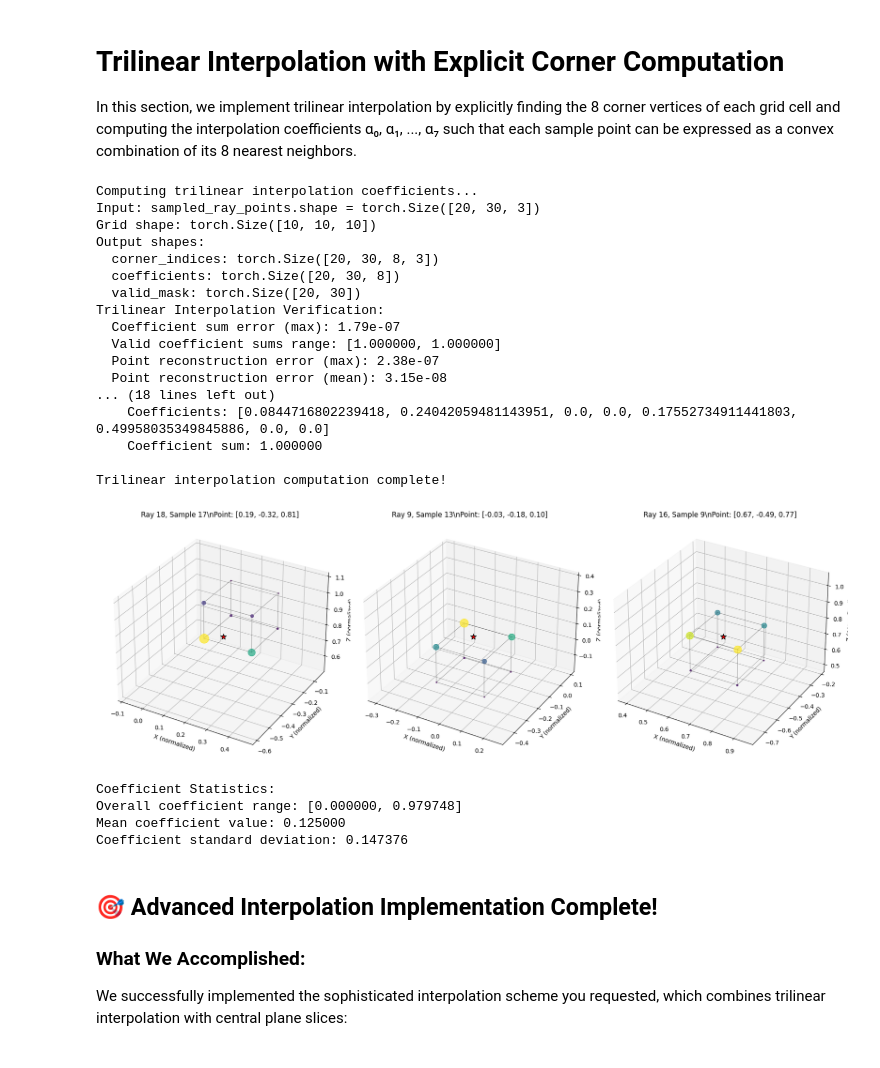
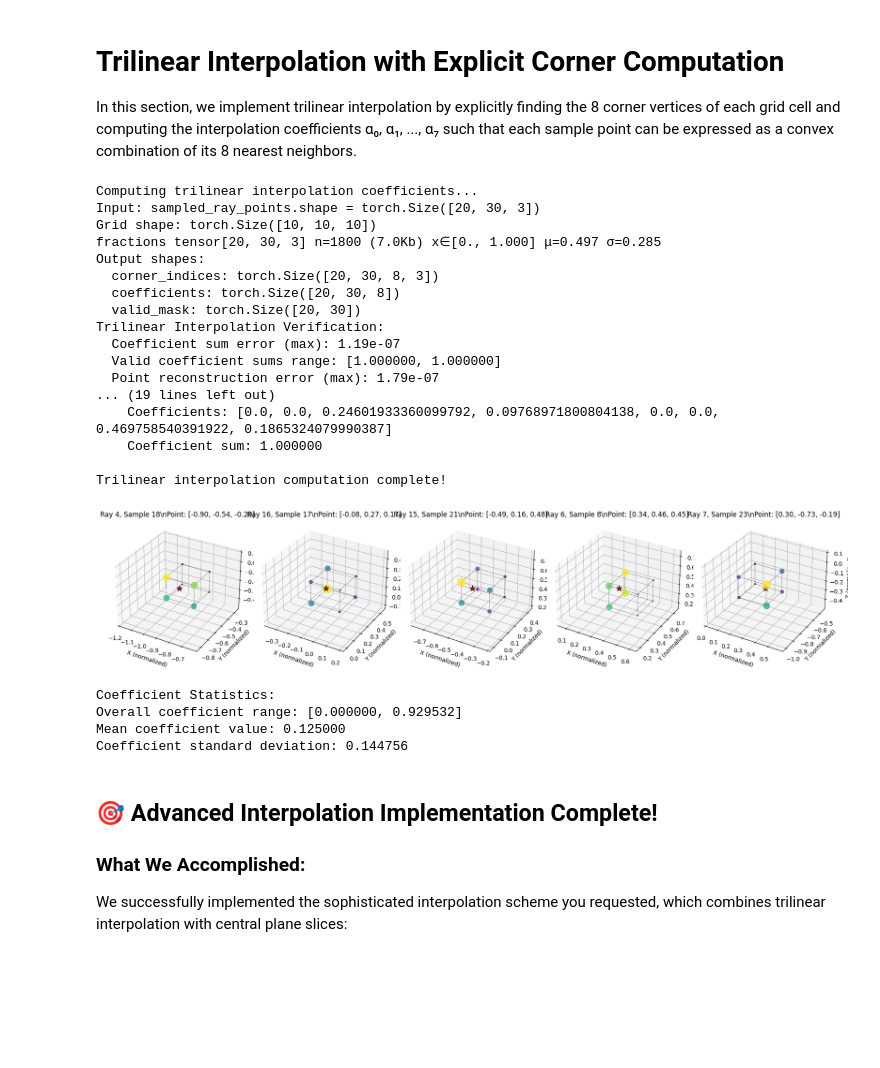
Before and after one commit to lfbarba/smartt, a Jupyter notebook: notebooks/compute_slices.ipynb, the cells around one changed output. Saved outputs shown, nothing was run; the diff lists cells and outputs as text; code cells hidden in the pictures; blank space fills up the shorter version.

```diff
--- a/notebooks/compute_slices.ipynb
+++ b/notebooks/compute_slices.ipynb
@@ -725,13 +808,21 @@ def compute_trilinear_interpolation_coefficients(sample_points, grid_shape):
 
     # Convert from [-1, 1]³ to grid coordinates [0, D-1] × [0, H-1] × [0, W-1]
     # Formula: grid_coord = (normalized_coord + 1) * (grid_size - 1) / 2
-    grid_coords = (sample_points + 1) * torch.tensor([D-1, H-1, W-1], device=device, dtype=dtype) / 2
+
+
+    grid_coords = (sample_points + 1) / 2 # map to [0, 1]
+    grid_coords *= torch.tensor([D-1, H-1, W-1], device=device, dtype=dtype)
 
     # Find the lower corner of the grid cell containing each point (using floor)
     lower_corners = torch.floor(grid_coords).long()  # (N_rays, K, 3)
+    lower_corners[..., 0] = lower_corners[..., 0].clip(0, D-2)
+    lower_corners[..., 1] = lower_corners[..., 1].clip(0, H-2)
+    lower_corners[..., 2] = lower_corners[..., 2].clip(0, W-2)
 
     # Compute fractional parts for interpolation
     fractions = grid_coords - lower_corners.float()  # (N_rays, K, 3)
+    fractions = fractions.clip(0, 1)
+    print("fractions", fractions)
 
     # Check which points are inside the grid bounds
     valid_mask = (
@@ -793,8 +884,8 @@ def compute_trilinear_interpolation_coefficients(sample_points, grid_shape):
     coefficients = torch.stack(corner_coeffs, dim=2)  # (N_rays, K, 8)
 
     # Zero out coefficients for points outside the grid
-    coefficients = coefficients * valid_mask.unsqueeze(-1)  # (N_rays, K, 8)
-    corner_indices = corner_indices * valid_mask.unsqueeze(-1).unsqueeze(-1)  # (N_rays, K, 8, 3)
+    # coefficients = coefficients * valid_mask.unsqueeze(-1)  # (N_rays, K, 8)
+    # corner_indices = corner_indices * valid_mask.unsqueeze(-1).unsqueeze(-1)  # (N_rays, K, 8, 3)
 
     return corner_indices, coefficients, valid_mask
 
@@ -898,17 +989,17 @@ print(f"\nTrilinear interpolation computation complete!")
 Computing trilinear interpolation coefficients...
 Input: sampled_ray_points.shape = torch.Size([20, 30, 3])
 Grid shape: torch.Size([10, 10, 10])
+fractions tensor[20, 30, 3] n=1800 (7.0Kb) x∈[0., 1.000] μ=0.497 σ=0.285
 Output shapes:
   corner_indices: torch.Size([20, 30, 8, 3])
   coefficients: torch.Size([20, 30, 8])
   valid_mask: torch.Size([20, 30])
 Trilinear Interpolation Verification:
-  Coefficient sum error (max): 1.79e-07
+  Coefficient sum error (max): 1.19e-07
   Valid coefficient sums range: [1.000000, 1.000000]
-  Point reconstruction error (max): 2.38e-07
-  Point reconstruction error (mean): 3.15e-08
-... (18 lines left out)
-    Coefficients: [0.0844716802239418, 0.24042059481143951, 0.0, 0.0, 0.17552734911441803, 0.49958035349845886, 0.0, 0.0]
+  Point reconstruction error (max): 1.79e-07
+... (19 lines left out)
+    Coefficients: [0.0, 0.0, 0.24601933360099792, 0.09768971800804138, 0.0, 0.0, 0.469758540391922, 0.1865324079990387]
     Coefficient sum: 1.000000
 
 Trilinear interpolation computation complete!
@@ -980,39 +1071,39 @@ def visualize_trilinear_interpolation(sample_points, corner_indices, coefficient
                      [corner_coords_norm[start, 1], corner_coords_norm[end, 1]],
                      [corner_coords_norm[start, 2], corner_coords_norm[end, 2]],
                      'k-', alpha=0.3, linewidth=1)
 
         # Set equal aspect and labels
         ax.set_xlabel('X (normalized)')
         ax.set_ylabel('Y (normalized)')
         ax.set_zlabel('Z (normalized)')
         ax.set_title(f'Ray {ray_idx.item()}, Sample {sample_idx.item()}\\n'
                     f'Point: [{sample_pt[0]:.2f}, {sample_pt[1]:.2f}, {sample_pt[2]:.2f}]')
 
         # Set reasonable bounds around the sample point
         margin = 0.3
         ax.set_xlim([sample_pt[0] - margin, sample_pt[0] + margin])
         ax.set_ylim([sample_pt[1] - margin, sample_pt[1] + margin])
         ax.set_zlim([sample_pt[2] - margin, sample_pt[2] + margin])
 
     plt.tight_layout()
     plt.show()
 
     # Print coefficient statistics
     print(f"Coefficient Statistics:")
     print(f"Overall coefficient range: [{coefficients.min():.6f}, {coefficients.max():.6f}]")
     print(f"Mean coefficient value: {coefficients[valid_mask].mean():.6f}")
     print(f"Coefficient standard deviation: {coefficients[valid_mask].std():.6f}")
 
 
 # Visualize some examples
 visualize_trilinear_interpolation(sampled_ray_points, corner_indices, coefficients, valid_mask,
-                                 tensor_vol.shape[:3], num_examples=3)
+                                 tensor_vol.shape[:3], num_examples=5)
 # %% [output]
-[figure, old version]
+[figure, new version]
 Coefficient Statistics:
-Overall coefficient range: [0.000000, 0.979748]
+Overall coefficient range: [0.000000, 0.929532]
 Mean coefficient value: 0.125000
-Coefficient standard deviation: 0.147376
+Coefficient standard deviation: 0.144756
 # %% [markdown]
 ## 🎯 **Advanced Interpolation Implementation Complete!**
 
```
Also changed, not shown: parts of 15 cells of this notebook.
